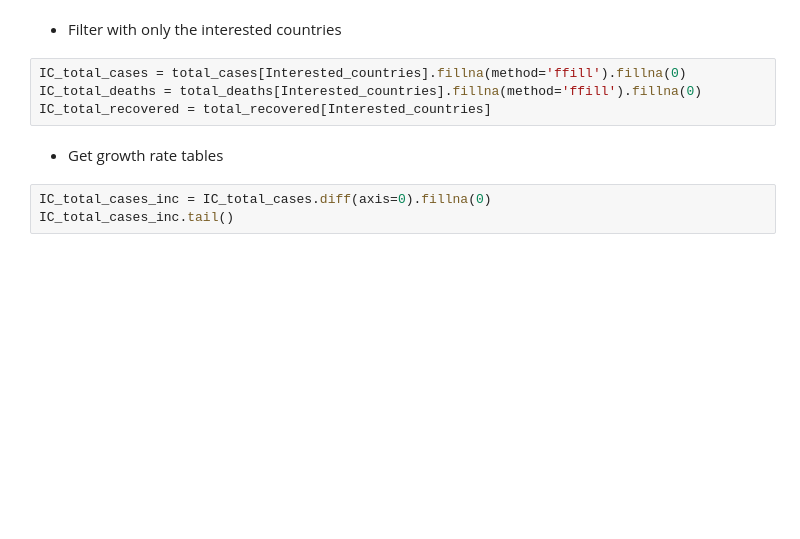
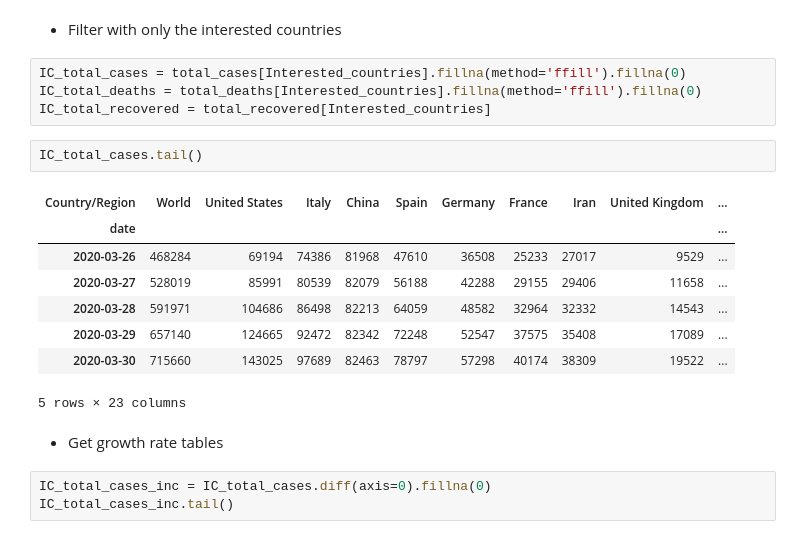
Before and after one commit to Kyaw-Htet/coronavirus, a Jupyter notebook: coronavirus.ipynb, the cells around one changed output. Cells and saved outputs as stored; diff of their text form; blank space fills up the shorter version.

```diff
--- a/coronavirus.ipynb
+++ b/coronavirus.ipynb
@@ -87,6 +87,17 @@ Interested_countries are :  ['World', 'United States', 'Italy', 'China', 'Spain'
 IC_total_cases = total_cases[Interested_countries].fillna(method='ffill').fillna(0)
 IC_total_deaths = total_deaths[Interested_countries].fillna(method='ffill').fillna(0)
 IC_total_recovered = total_recovered[Interested_countries]
+# %%
+IC_total_cases.tail()
+# %% [output]
+| Country/Region | World | United States | Italy | China | Spain | Germany | France | Iran | United Kingdom | ... |
+| date |  |  |  |  |  |  |  |  |  | ... |
+| 2020-03-26 | 468284 | 69194 | 74386 | 81968 | 47610 | 36508 | 25233 | 27017 | 9529 | ... |
+| 2020-03-27 | 528019 | 85991 | 80539 | 82079 | 56188 | 42288 | 29155 | 29406 | 11658 | ... |
+| 2020-03-28 | 591971 | 104686 | 86498 | 82213 | 64059 | 48582 | 32964 | 32332 | 14543 | ... |
+| 2020-03-29 | 657140 | 124665 | 92472 | 82342 | 72248 | 52547 | 37575 | 35408 | 17089 | ... |
+| 2020-03-30 | 715660 | 143025 | 97689 | 82463 | 78797 | 57298 | 40174 | 38309 | 19522 | ... |
+5 rows × 23 columns
 # %% [markdown]
 * Get growth rate tables
 # %%
```
Also changed, not shown: parts of 8 cells of this notebook.
